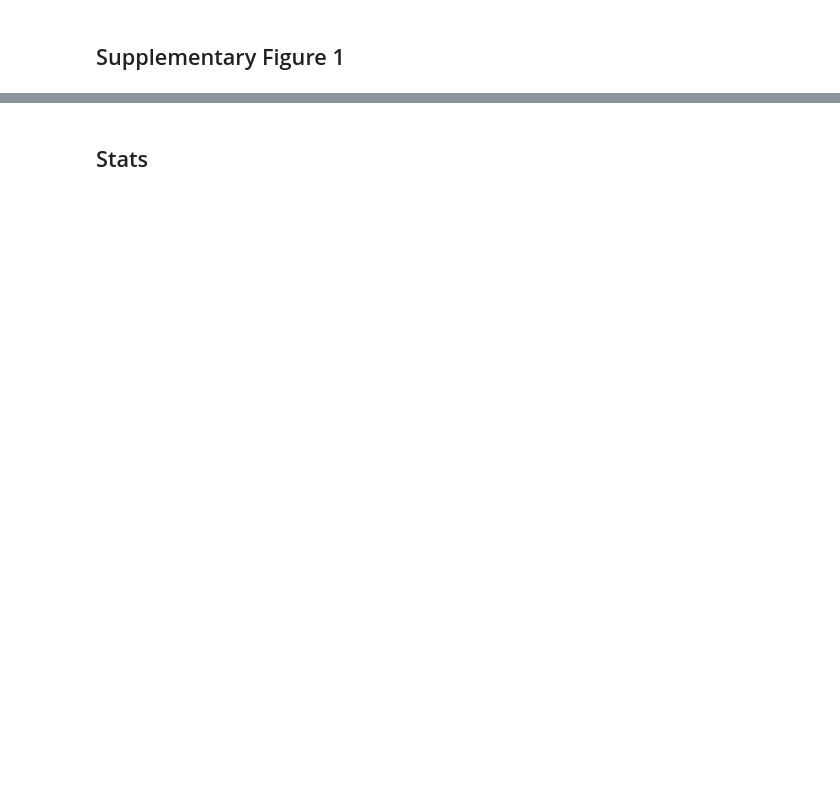
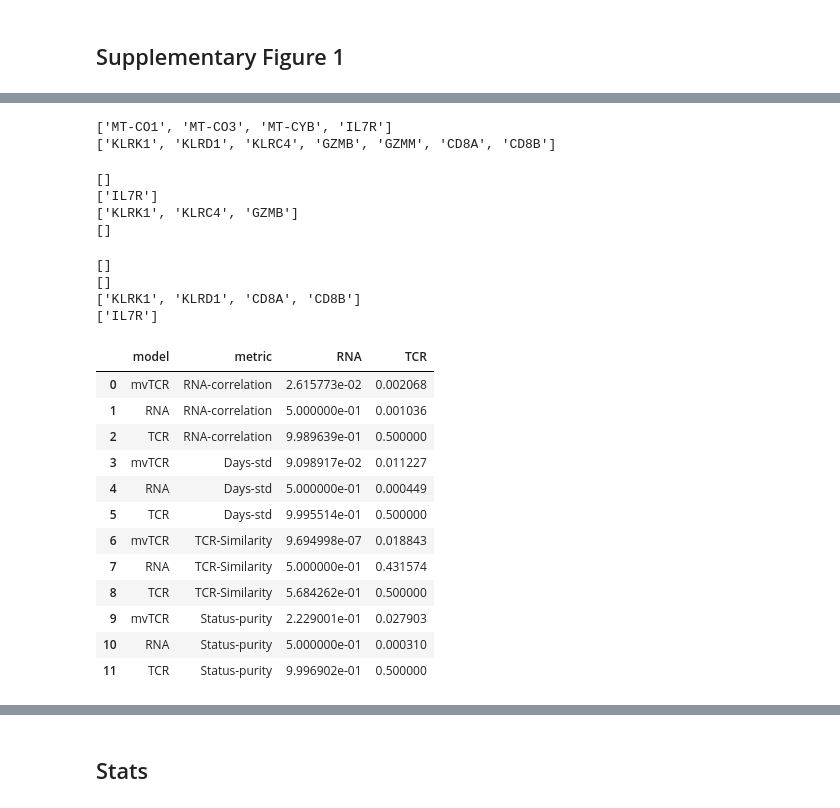
Before and after one commit to SchubertLab/mvTCR_reproducibility, a Jupyter notebook: figure_code/Figure_2_sars_cov.ipynb, the cells around one changed output, grey strips where cells are left out. Saved outputs shown, nothing was run; the diff lists cells and outputs as text; code cells hidden in the pictures; blank space fills up the shorter version.

```diff
--- a/figure_code/Figure_2_sars_cov.ipynb
+++ b/figure_code/Figure_2_sars_cov.ipynb
@@ -45,4 +51,7 @@ dict_rename = {
     'j_gene_beta': 'IR_VDJ_1_j_call',
 }
 adata.obs = adata.obs.rename(columns=dict_rename)
+# %%
+df_comp = adata.uns['cluster_comparisson']
+df_comp['model'] = df_comp['model'].replace({'moe': 'mvTCR', 'rna': 'RNA', 'tcr': 'TCR'})
 # %%
@@ -650,0 +893,30 @@ fig.savefig('../figures/s04_haniffa.png',
+# %%
+from scipy.stats import ttest_ind
+def get_p_values(df_perf, baselines):
+    dfs = []
+
+    for baseline in baselines:
+        pvals = []
+        models = []
+        metrics = []
+        for metric in df_perf['metric'].unique():
+            df_tmp = df_perf[df_perf['metric']==metric]
+            df_left = df_tmp[df_tmp['model']==baseline].copy()
+            x_left = df_left['score'].values
+
+            for model in df_perf['model'].unique():
+                df_right = df_tmp[df_tmp['model']==model].copy()
+                x_right = df_right['score'].values
+
+                p = ttest_ind(x_left, x_right, alternative='less' if metric!='Days-std' else 'greater')[1]
+
+                pvals.append(p)
+                models.append(model)
+                metrics.append(metric)
+        df = pd.DataFrame({'model': models, 'metric': metrics, baseline: pvals})
+        dfs.append(df)
+    if len(dfs) > 1:
+        return  pd.merge(*dfs, on=['model', 'metric'], how='left')
+    return dfs[0]
+
+p_values_comp = get_p_values(df_comp[df_comp['model']!='full'], baselines=['RNA', 'TCR'])
@@ -650,0 +1120,44 @@ fig.savefig('../figures/s04_haniffa.png',
+# %%
+genes_by = [el for el in genes if el in adata.uns['genes_bystander_moe']]
+genes_cov = [el for el in genes if el in adata.uns['genes_covid_moe']]
+print(genes_cov)
+print(genes_by)
+# %% [output]
+['MT-CO1', 'MT-CO3', 'MT-CYB', 'IL7R']
+['KLRK1', 'KLRD1', 'KLRC4', 'GZMB', 'GZMM', 'CD8A', 'CD8B']
+# %%
+print([el for el in genes_by if el in adata.uns['genes_bystander_rna']])
+print([el for el in genes_cov if el in adata.uns['genes_covid_rna']])
+print([el for el in genes_by if el in adata.uns['genes_covid_rna']])
+print([el for el in genes_cov if el in adata.uns['genes_bystander_rna']])
+# %% [output]
+[]
+['IL7R']
+['KLRK1', 'KLRC4', 'GZMB']
+[]
+# %%
+print([el for el in genes_by if el in adata.uns['genes_bystander_tcr']])
+print([el for el in genes_cov if el in adata.uns['genes_covid_tcr']])
+print([el for el in genes_by if el in adata.uns['genes_covid_tcr']])
+print([el for el in genes_cov if el in adata.uns['genes_bystander_tcr']])
+# %% [output]
+[]
+[]
+['KLRK1', 'KLRD1', 'CD8A', 'CD8B']
+['IL7R']
+# %%
+p_values_comp
+# %% [output]
+|  | model | metric | RNA | TCR |
+| 0 | mvTCR | RNA-correlation | 2.615773e-02 | 0.002068 |
+| 1 | RNA | RNA-correlation | 5.000000e-01 | 0.001036 |
+| 2 | TCR | RNA-correlation | 9.989639e-01 | 0.500000 |
+| 3 | mvTCR | Days-std | 9.098917e-02 | 0.011227 |
+| 4 | RNA | Days-std | 5.000000e-01 | 0.000449 |
+| 5 | TCR | Days-std | 9.995514e-01 | 0.500000 |
+| 6 | mvTCR | TCR-Similarity | 9.694998e-07 | 0.018843 |
+| 7 | RNA | TCR-Similarity | 5.000000e-01 | 0.431574 |
+| 8 | TCR | TCR-Similarity | 5.684262e-01 | 0.500000 |
+| 9 | mvTCR | Status-purity | 2.229001e-01 | 0.027903 |
+| 10 | RNA | Status-purity | 5.000000e-01 | 0.000310 |
+| 11 | TCR | Status-purity | 9.996902e-01 | 0.500000 |
```
Also changed, not shown: parts of 57 cells of this notebook, 17 other files.
